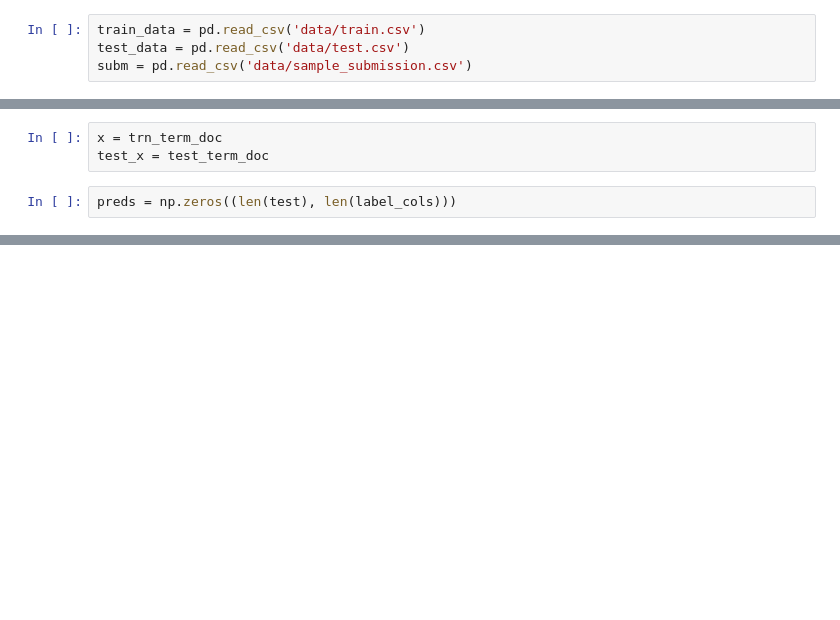
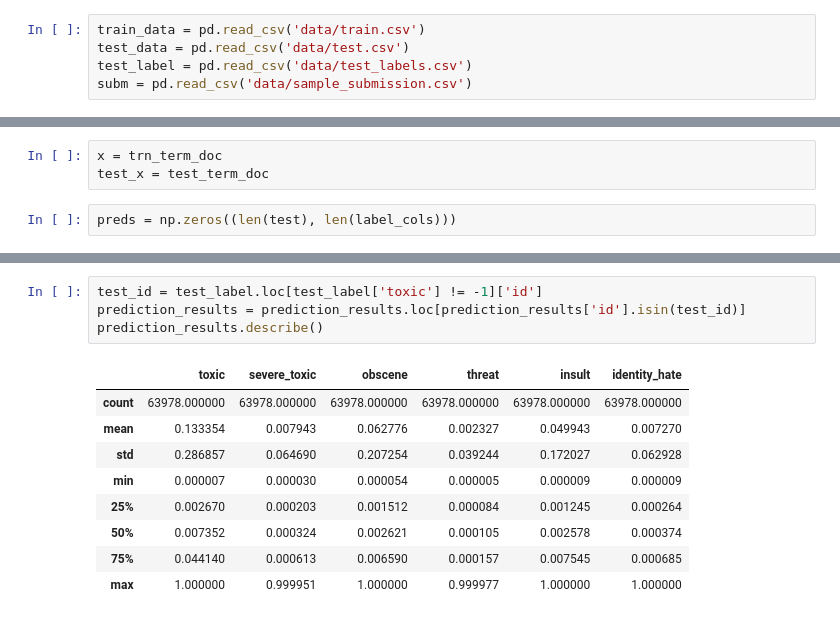
Before and after one commit to trgianglotus/toxicity-classification, a Jupyter notebook: Toxic-comment-classification.ipynb, the cells around one changed output, grey strips where cells are left out. Drawn from its saved outputs; the diff is of its cells as text; blank space fills up the shorter version.

```diff
--- a/Toxic-comment-classification.ipynb
+++ b/Toxic-comment-classification.ipynb
@@ -8,6 +8,7 @@ from sklearn.feature_extraction.text import CountVectorizer, TfidfVectorizer
 # %%
 train_data = pd.read_csv('data/train.csv')
 test_data = pd.read_csv('data/test.csv')
+test_label = pd.read_csv('data/test_labels.csv')
 subm = pd.read_csv('data/sample_submission.csv')
 # %%
 train_data.isna().sum()
@@ -147,0 +193,14 @@ submission.to_csv('submission.csv', index=False)
+# %%
+test_id = test_label.loc[test_label['toxic'] != -1]['id']
+prediction_results = prediction_results.loc[prediction_results['id'].isin(test_id)]
+prediction_results.describe()
+# %% [output]
+|  | toxic | severe_toxic | obscene | threat | insult | identity_hate |
+| count | 63978.000000 | 63978.000000 | 63978.000000 | 63978.000000 | 63978.000000 | 63978.000000 |
+| mean | 0.133354 | 0.007943 | 0.062776 | 0.002327 | 0.049943 | 0.007270 |
+| std | 0.286857 | 0.064690 | 0.207254 | 0.039244 | 0.172027 | 0.062928 |
+| min | 0.000007 | 0.000030 | 0.000054 | 0.000005 | 0.000009 | 0.000009 |
+| 25% | 0.002670 | 0.000203 | 0.001512 | 0.000084 | 0.001245 | 0.000264 |
+| 50% | 0.007352 | 0.000324 | 0.002621 | 0.000105 | 0.002578 | 0.000374 |
+| 75% | 0.044140 | 0.000613 | 0.006590 | 0.000157 | 0.007545 | 0.000685 |
+| max | 1.000000 | 0.999951 | 1.000000 | 0.999977 | 1.000000 | 1.000000 |
```
Also changed, not shown: parts of 6 cells of this notebook, 2 other files.
